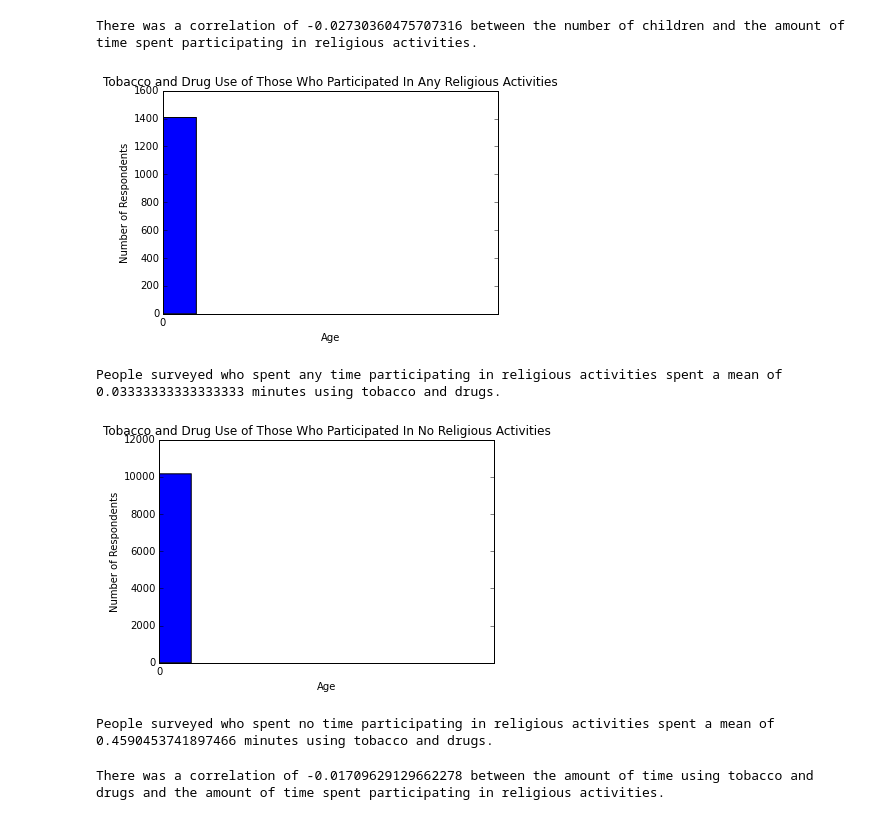
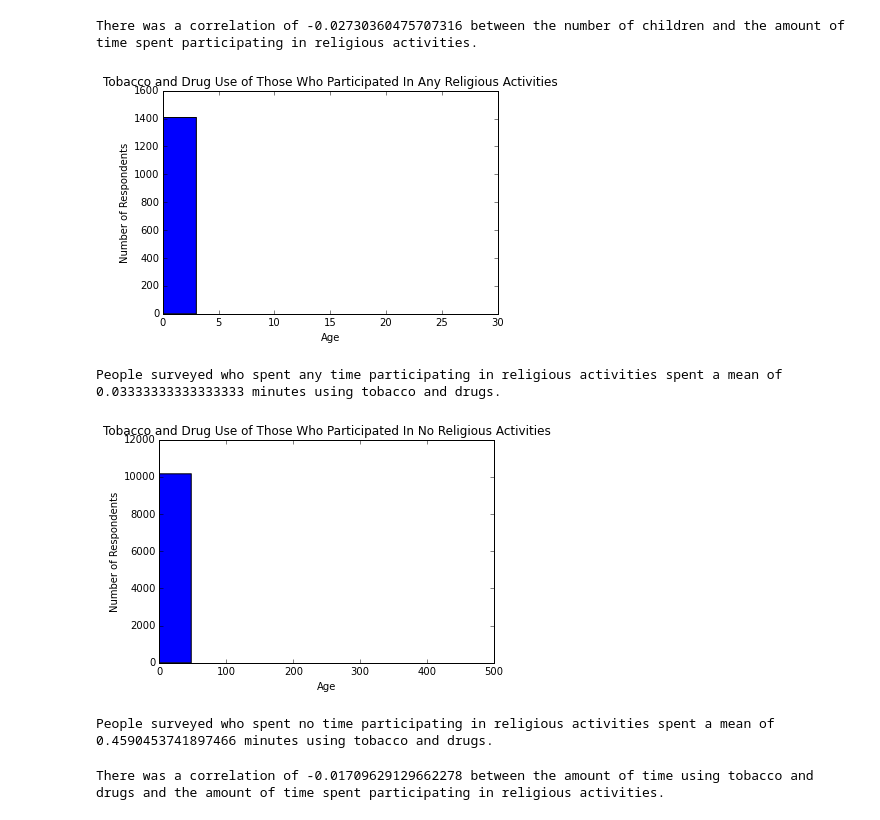
Before and after one commit to TylerKotkin/atus-analysis, a Jupyter notebook: atus_analysis.ipynb, the cells around one changed output. Saved outputs shown, nothing was run; the diff lists cells and outputs as text; code cells hidden in the pictures.

```diff
--- a/atus_analysis.ipynb
+++ b/atus_analysis.ipynb
@@ -243,7 +292,7 @@ plt.show()
 # %% [markdown]
 # Religious Data
 # %%
-religious_data = summary[['case_id', 'high_levl_edu', 'race', 'metro', 'age',
+religious_data = summary[['case_id', 'high_levl_edu', 'race', 'metro', 'age', 'sex',
                           'hs_or_col', 'num_of_children', 'Tobacco and drug use',
                           'Attending religious services',
                           'Participation in religious practices',
@@ -370,24 +419,22 @@ print('There was a correlation of {} between the number of children and the amou
 There was a correlation of -0.02730360475707316 between the number of children and the amount of time spent participating in religious activities.
 # %%
 any_religious_data['Tobacco and drug use'].plot(kind='hist', title='Tobacco and Drug Use of Those Who Participated In Any Religious Activities')
-plt.xticks(range(0,1))
 plt.xlabel('Age')
 plt.ylabel('Number of Respondents')
 plt.show()
 
 print('People surveyed who spent any time participating in religious activities spent a mean of {} minutes using tobacco and drugs.'.format(any_religious_data['Tobacco and drug use'].mean()))
 
 no__religious_data['Tobacco and drug use'].plot(kind='hist', title='Tobacco and Drug Use of Those Who Participated In No Religious Activities')
-plt.xticks(range(0,1))
 plt.xlabel('Age')
 plt.ylabel('Number of Respondents')
 plt.show()
 
 print('People surveyed who spent no time participating in religious activities spent a mean of {} minutes using tobacco and drugs.'.format(no__religious_data['Tobacco and drug use'].mean()))
 # %% [output]
-[figure, old version]
+[figure, new version]
 People surveyed who spent any time participating in religious activities spent a mean of 0.03333333333333333 minutes using tobacco and drugs.
-[figure, old version]
+[figure, new version]
 People surveyed who spent no time participating in religious activities spent a mean of 0.4590453741897466 minutes using tobacco and drugs.
 # %%
 print('There was a correlation of {} between the amount of time using tobacco and drugs and the amount of time spent participating in religious activities.'.format( total_religious_data['Tobacco and drug use'].corr(total_religious_data['all_religious_activity'])))
```
Also changed, not shown: parts of 14 cells of this notebook.
